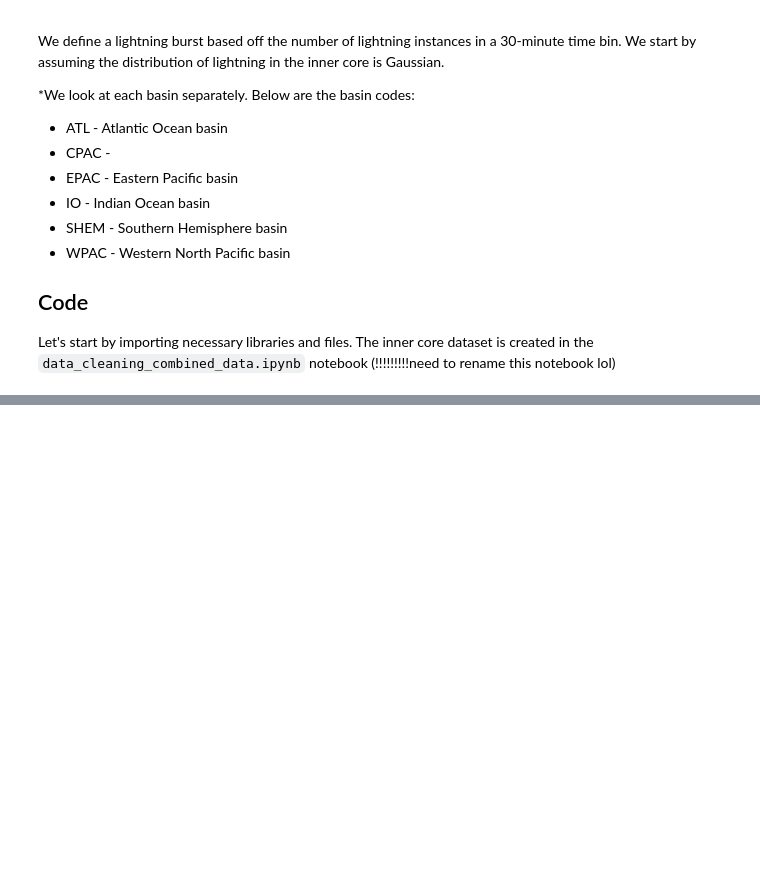
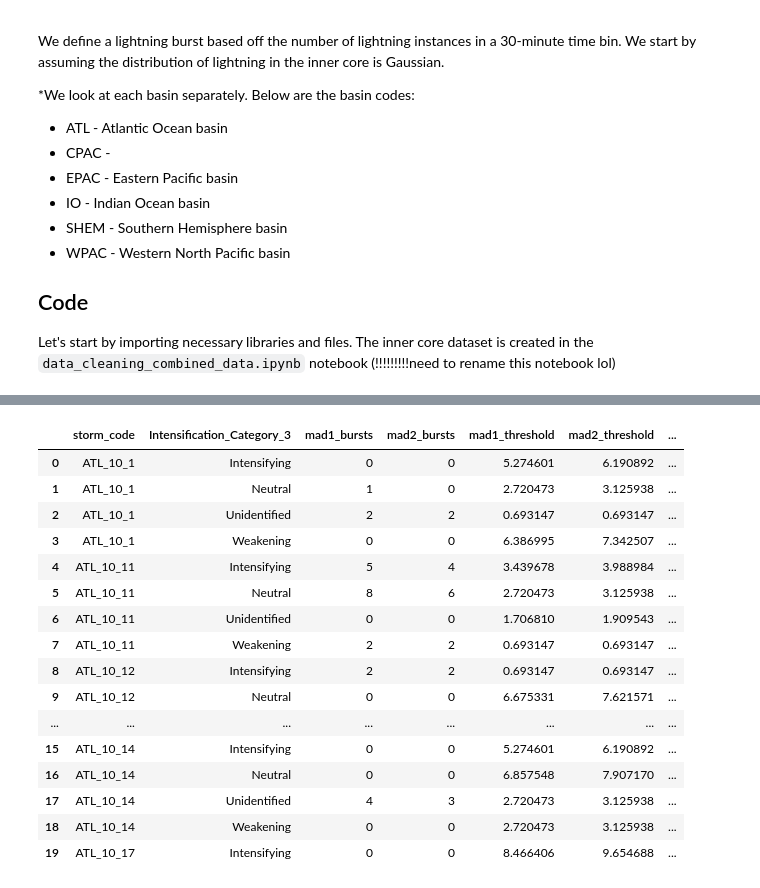
Before and after one commit to aprilggg/Lightning_Analysis_NWRA, a Jupyter notebook: lightning_threshold_innercore.ipynb, the cells around one changed output, grey strips where cells are left out. Cells and saved outputs as stored; diff of their text form; code cells hidden in the pictures; blank space fills up the shorter version.

```diff
--- a/lightning_threshold_innercore.ipynb
+++ b/lightning_threshold_innercore.ipynb
@@ -150,3 +163,48 @@ agg_result.head(10)
+# %%
+# apply functions to data(exclude 0 lightning count)
+pd_data_0 = pd_data[pd_data['lightning_count'] != 0]
+
+processed = pd_data_0.groupby(["storm_code", "Intensification_Category_3"]).apply(detect_bursts_iqr)
+processed.reset_index(drop=True, inplace=True)
+processed = processed.groupby(["storm_code","Intensification_Category_3"]).apply(detect_bursts_mad)
+processed.reset_index(drop=True, inplace=True)
+processed = processed.groupby(["storm_code","Intensification_Category_3"]).apply(detect_bursts_lognormal)
+processed.reset_index(drop=True, inplace=True)
+agg_result = processed.groupby(["storm_code", "Intensification_Category_3"]).agg(
+    mad1_bursts=('burst_mad_1', 'sum'),
+    mad2_bursts=('burst_mad_2', 'sum'),
+    mad1_threshold=('mad_1', 'max'),
+    mad2_threshold=('mad_2', 'max'),
+    iqr1_bursts=('burst_iqr_1', 'sum'),
+    iqr2_bursts=('burst_iqr_2', 'sum'),
+    iqr1_threshold=('iqr_1', 'max'),
+    iqr2_threshold=('iqr_2', 'max'),
+    logn1_bursts=('burst_lognormal_1', 'sum'),
+    logn2_bursts=('burst_lognormal_2', 'sum'),
+    logn1_threshold=('lognormal_2sigma', 'max'),
+    logn2_threshold=('lognormal_3sigma', 'max'),
+    total_bins=('storm_code', 'count')
+)
+agg_result.reset_index(drop=False, inplace=True)
+agg_result.head(20)
+# %% [output]
+|  | storm_code | Intensification_Category_3 | mad1_bursts | mad2_bursts | mad1_threshold | mad2_threshold | ... |
+| 0 | ATL_10_1 | Intensifying | 0 | 0 | 5.274601 | 6.190892 | ... |
+| 1 | ATL_10_1 | Neutral | 1 | 0 | 2.720473 | 3.125938 | ... |
+| 2 | ATL_10_1 | Unidentified | 2 | 2 | 0.693147 | 0.693147 | ... |
+| 3 | ATL_10_1 | Weakening | 0 | 0 | 6.386995 | 7.342507 | ... |
+| 4 | ATL_10_11 | Intensifying | 5 | 4 | 3.439678 | 3.988984 | ... |
+| 5 | ATL_10_11 | Neutral | 8 | 6 | 2.720473 | 3.125938 | ... |
+| 6 | ATL_10_11 | Unidentified | 0 | 0 | 1.706810 | 1.909543 | ... |
+| 7 | ATL_10_11 | Weakening | 2 | 2 | 0.693147 | 0.693147 | ... |
+| 8 | ATL_10_12 | Intensifying | 2 | 2 | 0.693147 | 0.693147 | ... |
+| 9 | ATL_10_12 | Neutral | 0 | 0 | 6.675331 | 7.621571 | ... |
+| ... | ... | ... | ... | ... | ... | ... | ... |
+| 15 | ATL_10_14 | Intensifying | 0 | 0 | 5.274601 | 6.190892 | ... |
+| 16 | ATL_10_14 | Neutral | 0 | 0 | 6.857548 | 7.907170 | ... |
+| 17 | ATL_10_14 | Unidentified | 4 | 3 | 2.720473 | 3.125938 | ... |
+| 18 | ATL_10_14 | Weakening | 0 | 0 | 2.720473 | 3.125938 | ... |
+| 19 | ATL_10_17 | Intensifying | 0 | 0 | 8.466406 | 9.654688 | ... |
 # %%
 # Select a specific cyclone to visualize
 cyclone_id = 'ATL_10_1'
```
Also changed, not shown: parts of 5 cells of this notebook.
